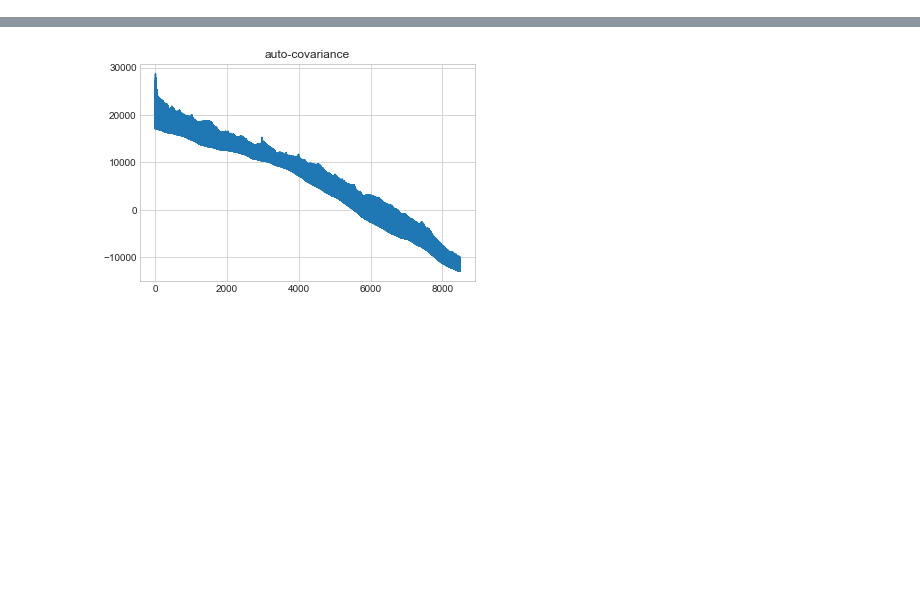
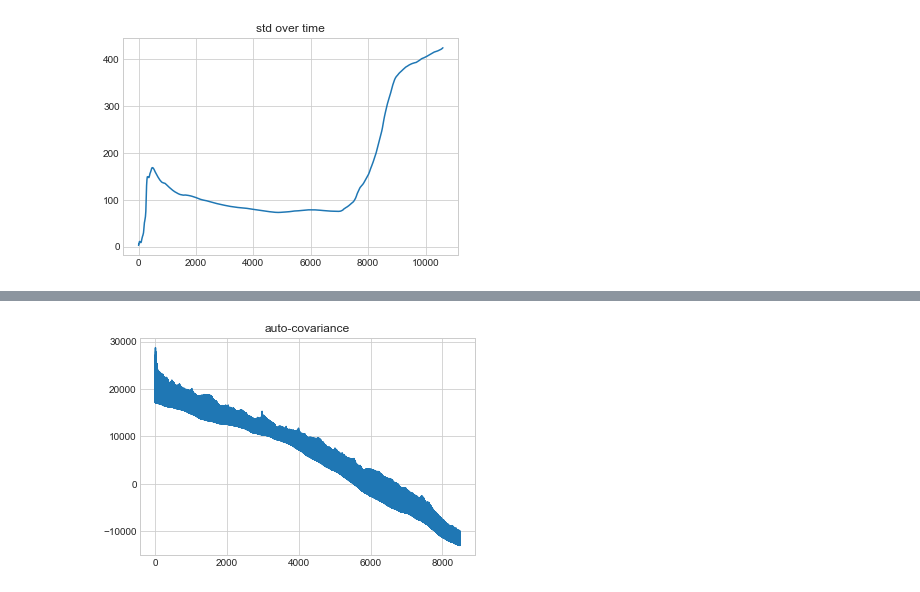
Before and after one commit to amor71/time-series-analysis, a Jupyter notebook: viewers/stationary-vs-non-stationary.ipynb, the cells around one changed output, grey strips where cells are left out. Cells and saved outputs as stored; diff of their text form; code cells hidden in the pictures; blank space fills up the shorter version.

```diff
--- a/viewers/stationary-vs-non-stationary.ipynb
+++ b/viewers/stationary-vs-non-stationary.ipynb
@@ -54,3 +55,9 @@ plt.show()
+# %%
+plt.title("std over time")
+plt.plot(stds)
+plt.show()
+# %% [output]
+[figure, added]
 # %%
 plt.title("variance over time")
 plt.plot(vars)
```
Also changed, not shown: parts of 7 cells of this notebook.
